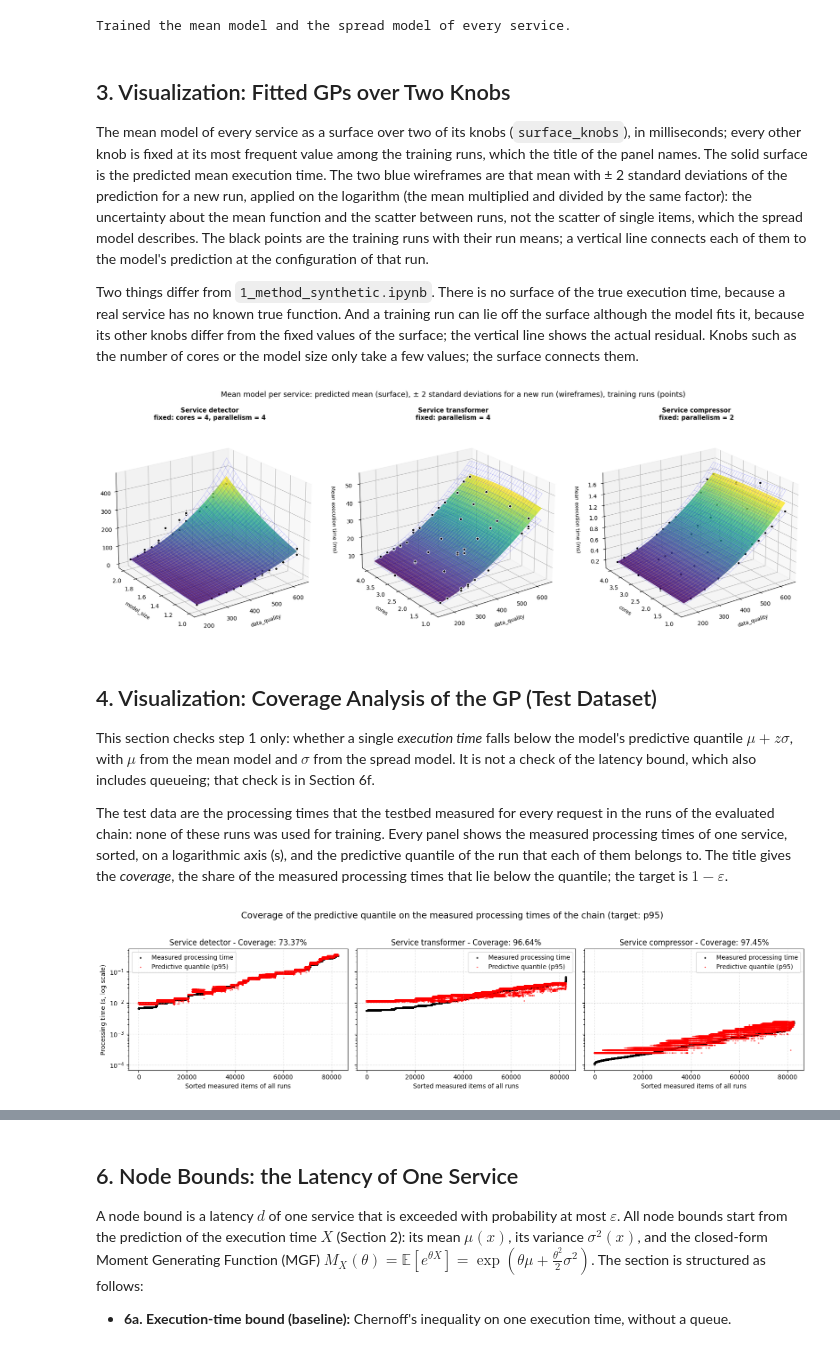
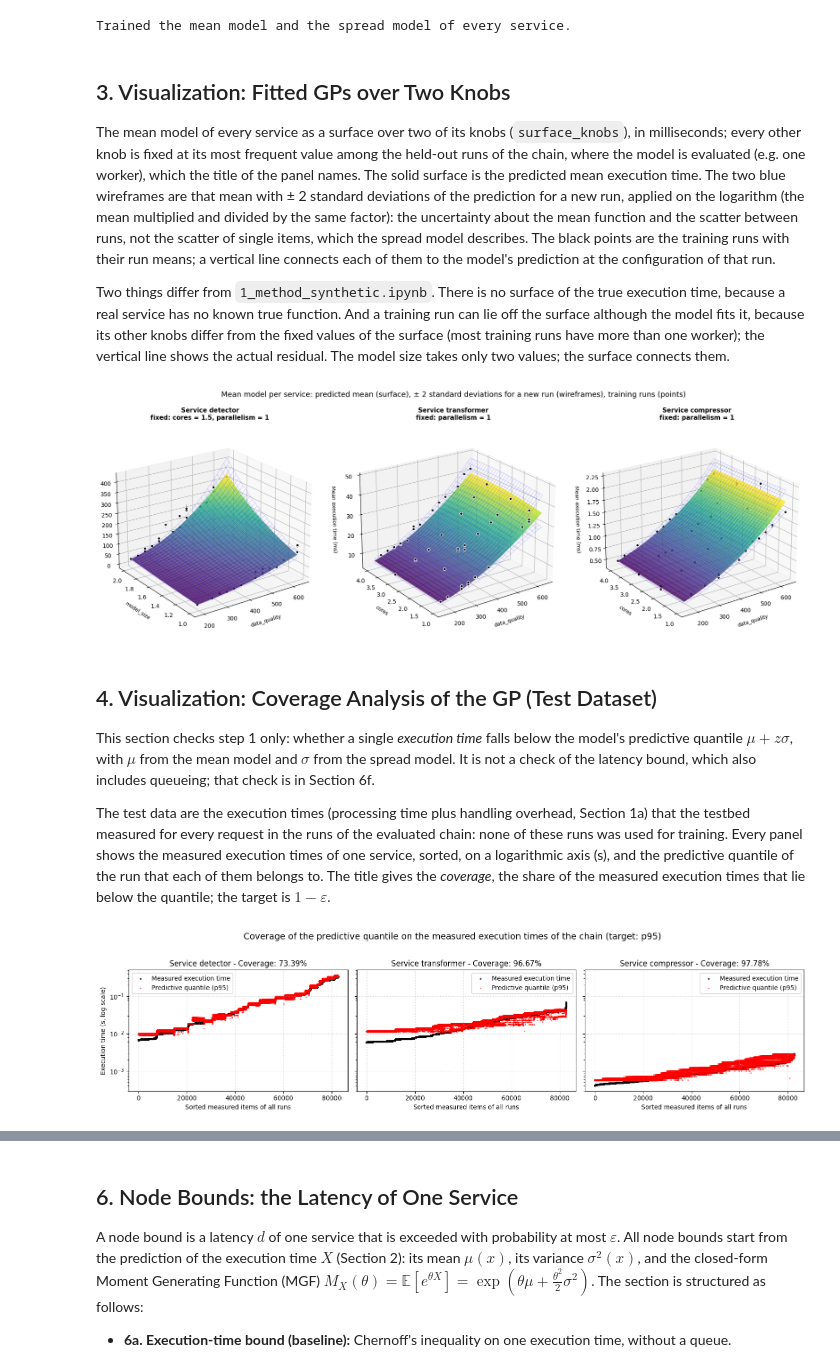
Before and after one commit to borissedlak/composable-autonomous-offerings, a Jupyter notebook: notebooks/tsc/1_method_real.ipynb, the cells around one changed output, grey strips where cells are left out. Cells and saved outputs as stored; diff of their text form; code cells hidden in the pictures.

Commit message:
count the handling overhead as execution time and address the review findings in 1_method_real
Co-Authored-By: Claude Opus 5.5 <noreply@anthropic.com>

```diff
--- a/notebooks/tsc/1_method_real.ipynb
+++ b/notebooks/tsc/1_method_real.ipynb
@@ -186,7 +197,8 @@ Trained the mean model and the spread model of every service.
 ## 3. Visualization: Fitted GPs over Two Knobs
 
 The mean model of every service as a surface over two of its knobs (`surface_knobs`), in milliseconds; every other
-knob is fixed at its most frequent value among the training runs, which the title of the panel names. The solid
+knob is fixed at its most frequent value among the held-out runs of the chain, where the model is evaluated (e.g. one
+worker), which the title of the panel names. The solid
 surface is the predicted mean execution time. The two blue wireframes are that mean with ± 2 standard deviations of the
 prediction for a new run, applied on the logarithm (the mean multiplied and divided by the same factor): the uncertainty about the mean function and the scatter between runs, not the scatter of
 single items, which the spread model describes. The black points are the training runs with their run means; a
@@ -194,16 +206,17 @@ vertical line connects each of them to the model's prediction at the configurati
 
 Two things differ from `1_method_synthetic.ipynb`. There is no surface of the true execution time, because a real service has
 no known true function. And a training run can lie off the surface although the model fits it, because its other knobs
-differ from the fixed values of the surface; the vertical line shows the actual residual. Knobs such as the number of
-cores or the model size only take a few values; the surface connects them.
+differ from the fixed values of the surface (most training runs have more than one worker); the vertical line shows the
+actual residual. The model size takes only two values; the surface connects them.
 # %%
 # Mean model of every service over two of its knobs (configuration_grid in pegasus/real_data.py); the other knobs are fixed
+# at their most frequent value in the held-out runs
 surface_knobs = {"detector": ("data_quality", "model_size"), "transformer": ("data_quality", "cores"), "compressor": ("data_quality", "cores")}
 knob_names = feature_names(experiment)   # per service: the names of the columns of its configurations
 fig = plt.figure(figsize=(18, 6), dpi=100)
 for idx, s_name in enumerate(service_names, 1):
     knob_a, knob_b = surface_knobs[s_name]
-    grid_a, grid_b, x_grid, fixed = configuration_grid(X_train[s_name], knob_names[s_name], knob_a, knob_b)
+    grid_a, grid_b, x_grid, fixed = configuration_grid(X_train[s_name], knob_names[s_name], knob_a, knob_b, x_fixed=X_cfg_test[s_name])
     model = gp_models[s_name]
     surface = lambda shift: 1e3 * model.mean(x_grid, shift).reshape(grid_a.shape)   # ms
     ax = fig.add_subplot(1, 3, idx, projection='3d')
@@ -228,7 +241,7 @@ plt.suptitle("Mean model per service: predicted mean (surface), ± 2 standard de
 plt.tight_layout()
 plt.show()
 # %% [output]
-[figure, old version]
+[figure, new version]
 # %% [markdown]
 ## 4. Visualization: Coverage Analysis of the GP (Test Dataset)
 
@@ -236,38 +249,40 @@ This section checks step 1 only: whether a single *execution time* falls below t
 $\mu + z\sigma$, with $\mu$ from the mean model and $\sigma$ from the spread model. It is not a check of the latency
 bound, which also includes queueing; that check is in Section 6f.
 
-The test data are the processing times that the testbed measured for every request in the runs of the evaluated chain:
-none of these runs was used for training. Every panel shows the measured processing times of one service, sorted, on a
-logarithmic axis (s), and the predictive quantile of the run that each of them belongs to. The title gives the
-*coverage*, the share of the measured processing times that lie below the quantile; the target is $1-\varepsilon$.
+The test data are the execution times (processing time plus handling overhead, Section 1a) that the testbed measured
+for every request in the runs of the evaluated chain: none of these runs was used for training. Every panel shows the
+measured execution times of one service, sorted, on a logarithmic axis (s), and the predictive quantile of the run that
+each of them belongs to. The title gives the *coverage*, the share of the measured execution times that lie below the
+quantile; the target is $1-\varepsilon$.
 # %%
-# Measured processing times of every run of the chain (requests, services), and the predictive quantile of every run
+# Measured execution times of every run of the chain (requests, services), and the predictive quantile of every run
 test_times = chain_run_execution_times(experiment)
 fig, axes = plt.subplots(1, 3, figsize=(16, 4), sharey=True)
-quantile_ratio = {}   # per service: predictive quantile ÷ measured processing time, for every measured item (Section 5)
+quantile_ratio = {}       # per service: predictive quantile ÷ measured execution time, for every measured item (Section 5)
+coverage_by_service = {}  # per service: share of the measured execution times below the predictive quantile
 for k, (ax, s_name) in enumerate(zip(axes, service_names)):
     mu_test, std_test = gp_models[s_name].predict(X_cfg_test[s_name], return_std=True)   # one prediction per run
     y_true_test = np.concatenate([run_times[:, k] for run_times in test_times])
     upper_bound = np.concatenate([np.full(len(run_times), mu + z_score * std) for run_times, mu, std in zip(test_times, mu_test, std_test)])
     quantile_ratio[s_name] = upper_bound / y_true_test
-    coverage = np.mean(y_true_test <= upper_bound) * 100
+    coverage_by_service[s_name] = np.mean(y_true_test <= upper_bound)
 
     sort_idx = np.argsort(y_true_test)
-    ax.scatter(range(len(y_true_test)), y_true_test[sort_idx], color='black', alpha=0.6, s=4, label="Measured processing time")
+    ax.scatter(range(len(y_true_test)), y_true_test[sort_idx], color='black', alpha=0.6, s=4, label="Measured execution time")
     ax.scatter(range(len(y_true_test)), upper_bound[sort_idx], color='red', s=2, alpha=0.4, label=f"Predictive quantile (p{p_str})")
     ax.set_yscale("log")
-    ax.set_title(f"Service {s_name} - Coverage: {coverage:.2f}%")
+    ax.set_title(f"Service {s_name} - Coverage: {coverage_by_service[s_name]:.2%}")
     ax.set_xlabel("Sorted measured items of all runs")
     if k == 0:
-        ax.set_ylabel("Processing time (s, log scale)")
+        ax.set_ylabel("Execution time (s, log scale)")
     ax.legend()
     ax.grid(True, linestyle=":", alpha=0.6)
 
-plt.suptitle(f"Coverage of the predictive quantile on the measured processing times of the chain (target: p{p_str})", fontsize=14, y=1.03)
+plt.suptitle(f"Coverage of the predictive quantile on the measured execution times of the chain (target: p{p_str})", fontsize=14, y=1.03)
 plt.tight_layout()
 plt.show()
 # %% [output]
-[figure, old version]
+[figure, new version]
 # %% [markdown]
 ## 5. Visualization: GP Tightness Analysis
 
```
Also changed, not shown: parts of 13 cells of this notebook, 1 other file.
